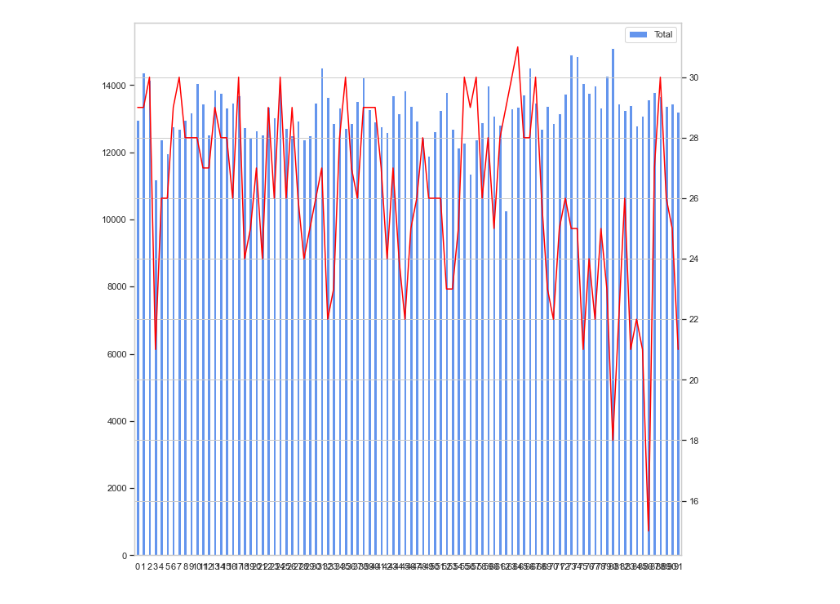
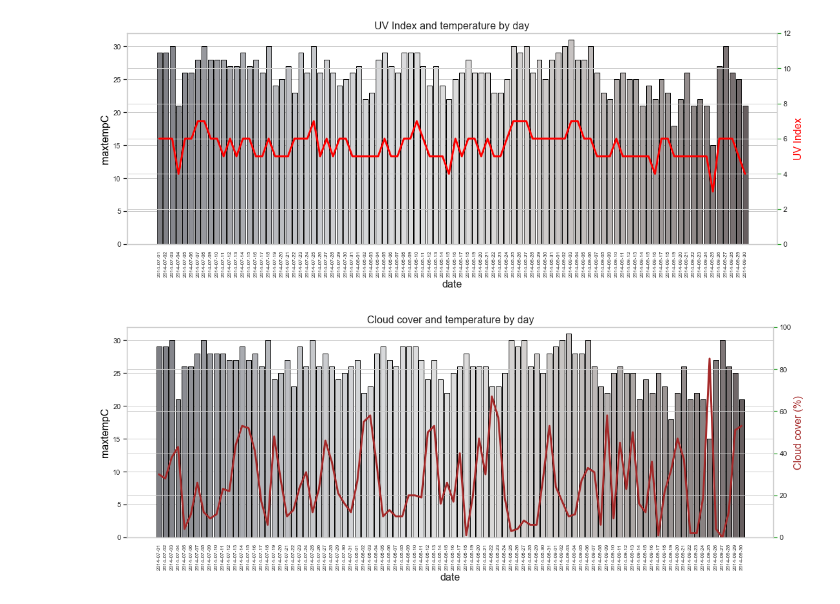
Before and after one commit to P219-C/G5_project-1_UWADA, a Jupyter notebook: Plots.ipynb, the cells around one changed output. Saved outputs shown, nothing was run; the diff lists cells and outputs as text; code cells hidden in the pictures.

```diff
--- a/Plots.ipynb
+++ b/Plots.ipynb
@@ -159,11 +193,50 @@ NameError: name 'go' is not defined
-# %%
-weather_rides_df[['Total']].plot(kind='bar', color=['cornflowerblue'], label= "Total number of rides per day")
-weather_rides_df['maxtempC'].plot(color=['red'], secondary_y=True, label = "Max temperature of the day")
-# plt.title("total rides vs date")
-# plt.xlabel("date")
-# plt.ylabel("number of rides")
-# plt.xticks(x_values, rotation=90)
-# plt.rcParams["axes.labelsize"] = 2
-plt.show()
-# %% [output]
-[figure, removed]
+# %%
+fig, ax1 = plt.subplots(figsize=(18,6))
+color = 'tab:green'
+ax1.set_title('UV Index and temperature by day', fontsize=16)
+ax1.set_xlabel('Day', fontsize=16)
+ax1.set_xticklabels(ax.get_xticklabels(),rotation = 90, fontsize=8)
+ax1.set_ylabel('Maximum Temperature', fontsize=16, color='black')
+ax1.set(ylim=(0, 32))
+ax2 = sns.barplot(x='date', y='maxtempC',
+                  data = weather_rides_df,
+                  palette='coolwarm',
+                  saturation=0.05,
+                  edgecolor='black')
+ax1.tick_params(axis='y')
+ax2 = ax1.twinx()
+color = 'tab:green'
+ax2.set_ylabel('UV Index', fontsize=16, color='red')
+ax2 = sns.lineplot(x='date', y='uvIndex', data = weather_rides_df, sort=False, color='red', linewidth=3)
+ax2.tick_params(axis='y', color=color)
+ax2.set(ylim=(0, 12))
+plt.savefig("Figures/Plot4_uv_temp_date.png")
+sns.set(style = "whitegrid")
+plt.show()
+# %% [output]
+[figure, added]
+# %%
+fig, ax1 = plt.subplots(figsize=(18,6))
+color = 'tab:green'
+ax1.set_title('Cloud cover and temperature by day', fontsize=16)
+ax1.set_xlabel('Day', fontsize=16)
+ax1.set_xticklabels(ax.get_xticklabels(),rotation = 90, fontsize=8)
+ax1.set_ylabel('Maximum Temperature', fontsize=16, color='black')
+ax1.set(ylim=(0, 32))
+ax2 = sns.barplot(x='date', y='maxtempC',
+                  data = weather_rides_df,
+                  palette='coolwarm',
+                  saturation=0.05,
+                  edgecolor='black')
+ax1.tick_params(axis='y')
+ax2 = ax1.twinx()
+color = 'tab:green'
+ax2.set_ylabel('Cloud cover (%)', fontsize=16, color='brown')
+ax2 = sns.lineplot(x='date', y='cloudcover', data = weather_rides_df, sort=False, color='brown', linewidth=3)
+ax2.tick_params(axis='y', color=color)
+ax2.set(ylim=(0, 100))
+plt.savefig("Figures/Plot5_clouds_temp_date.png")
+sns.set(style = "whitegrid")
+plt.show()
+# %% [output]
+[figure, added]
```
Also changed, not shown: parts of 62 cells of this notebook, 35 other files.
